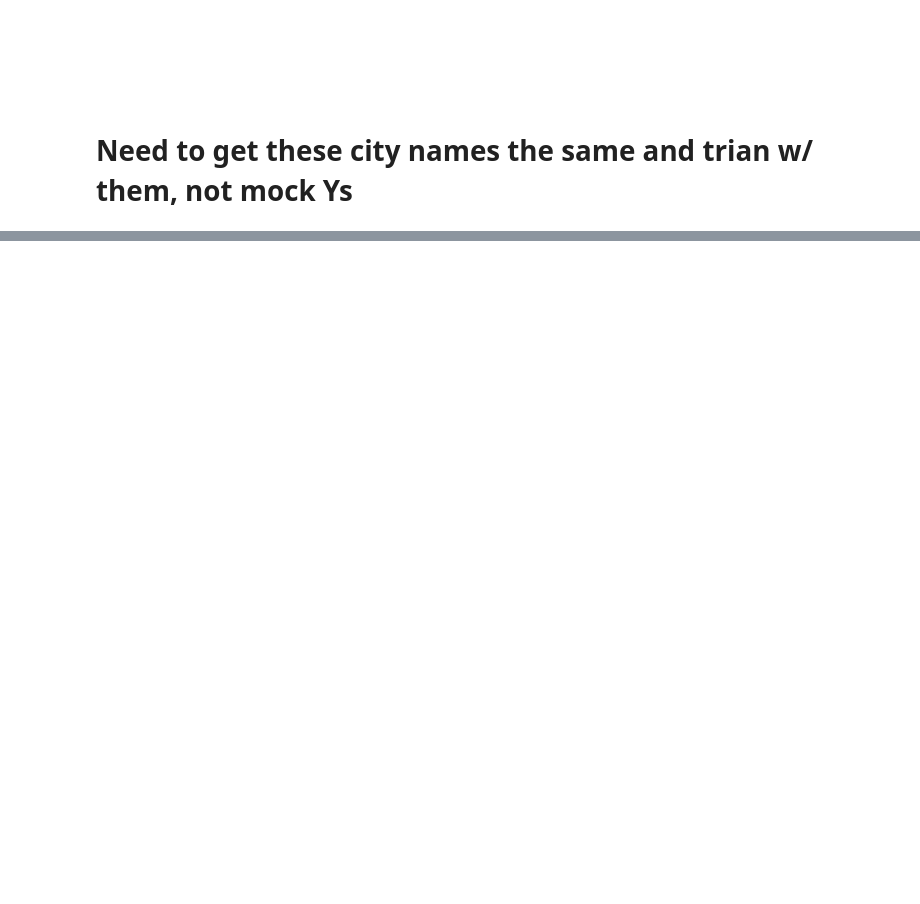
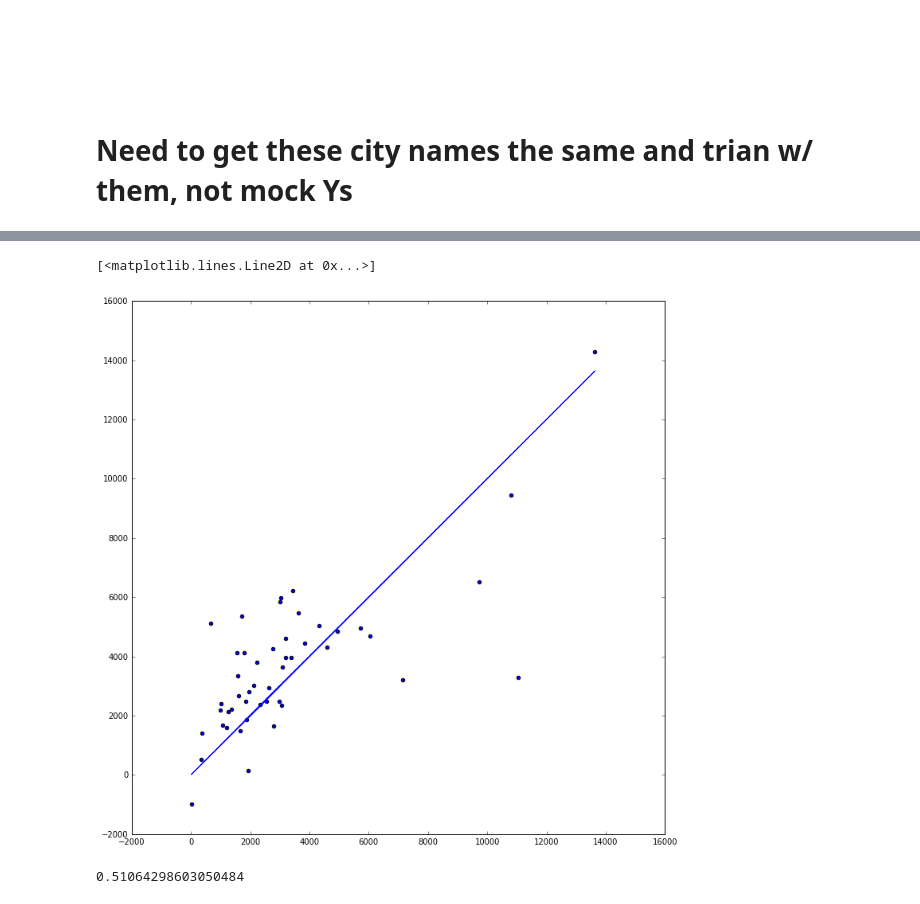
Before and after one commit to jdiaz4302/US_Demo_Net, a Jupyter notebook: model.ipynb, the cells around one changed output, grey strips where cells are left out. Drawn from its saved outputs; the diff is of its cells as text; code cells hidden in the pictures; blank space fills up the shorter version.

```diff
--- a/model.ipynb
+++ b/model.ipynb
@@ -353,0 +385,20 @@ plt.plot(loss_list)
+# %%
+Y_list = []
+pred_list = []
+
+for city in socy_df['Qualifying Name'].values:
+    ten, twenty, sixty = import_all_for_city(city)
+
+    ten, twenty, sixty = [make_array_ready(array) for array in [ten, twenty, sixty]]
+
+    band1, band2, band3, band4 = [fix_dim(i, 10) for i in ten]
+    band5, band6, band7, band8, band9 = [fix_dim(i, 20) for i in twenty]
+    band10, band11, band12 = [fix_dim(i, 60) for i in sixty]
+
+    y_pred = model(band1, band2, band3, band4,
+                   band5, band6, band7, band8,
+                   band9, band10, band11, band12)
+    pred_list.append(y_pred.data.numpy()[0])
+# %%
+socy_df['Predicted'] = pred_list
+socy_df
@@ -353,0 +423,10 @@ plt.plot(loss_list)
+# %%
+plt.scatter(socy_df['Population Density (Per Sq. Mile)'], socy_df['Predicted'])
+plt.plot(socy_df['Population Density (Per Sq. Mile)'].values.tolist(), socy_df['Population Density (Per Sq. Mile)'].values.tolist())
+# %% [output]
+[<matplotlib.lines.Line2D at 0x...>]
+[figure, added]
+# %%
+r2_score(socy_df['Population Density (Per Sq. Mile)'].values.astype(float).tolist(), pred_list)
+# %% [output]
+0.51064298603050484
```
Also changed, not shown: parts of 13 cells of this notebook.
